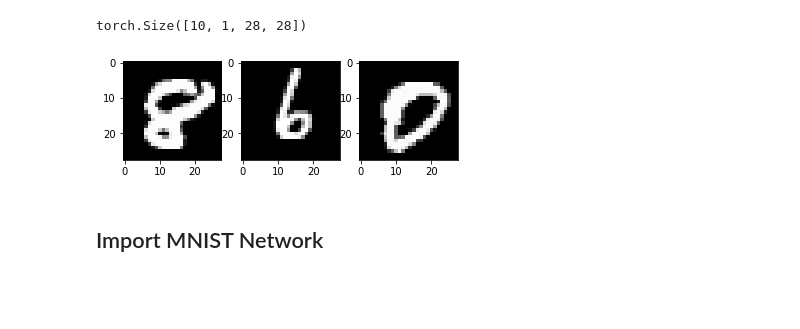
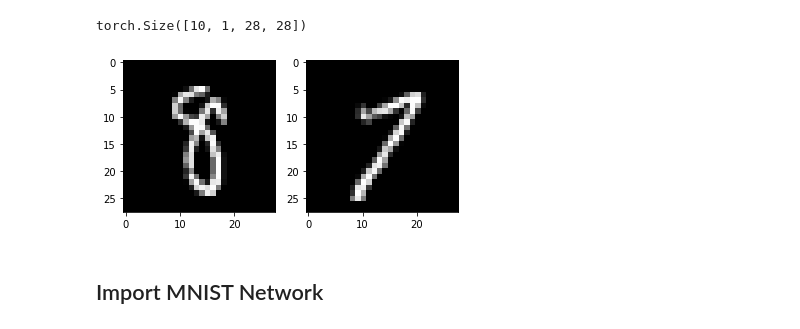
Before and after one commit to aRI0U/spectrogram-inpainting, a Jupyter notebook: code/bayesian_classifier.ipynb, the cells around one changed output. Saved outputs shown, nothing was run; the diff lists cells and outputs as text; code cells hidden in the pictures; blank space fills up the shorter version.

```diff
--- a/code/bayesian_classifier.ipynb
+++ b/code/bayesian_classifier.ipynb
@@ -133,11 +133,11 @@ np.shape(example_data)
 torch.Size([10, 1, 28, 28])
 # %%
 # Display
-for i in range(0,3):
-    plt.subplot(1,3,i+1)
+for i in range(0,2):
+    plt.subplot(1,2,i+1)
     plt.imshow(example_data[i][0], cmap='gray', interpolation='none')
 # %% [output]
-[figure, old version]
+[figure, new version]
 # %% [markdown]
 ## Import MNIST Network
 # %%
```
Also changed, not shown: parts of 6 cells of this notebook.
